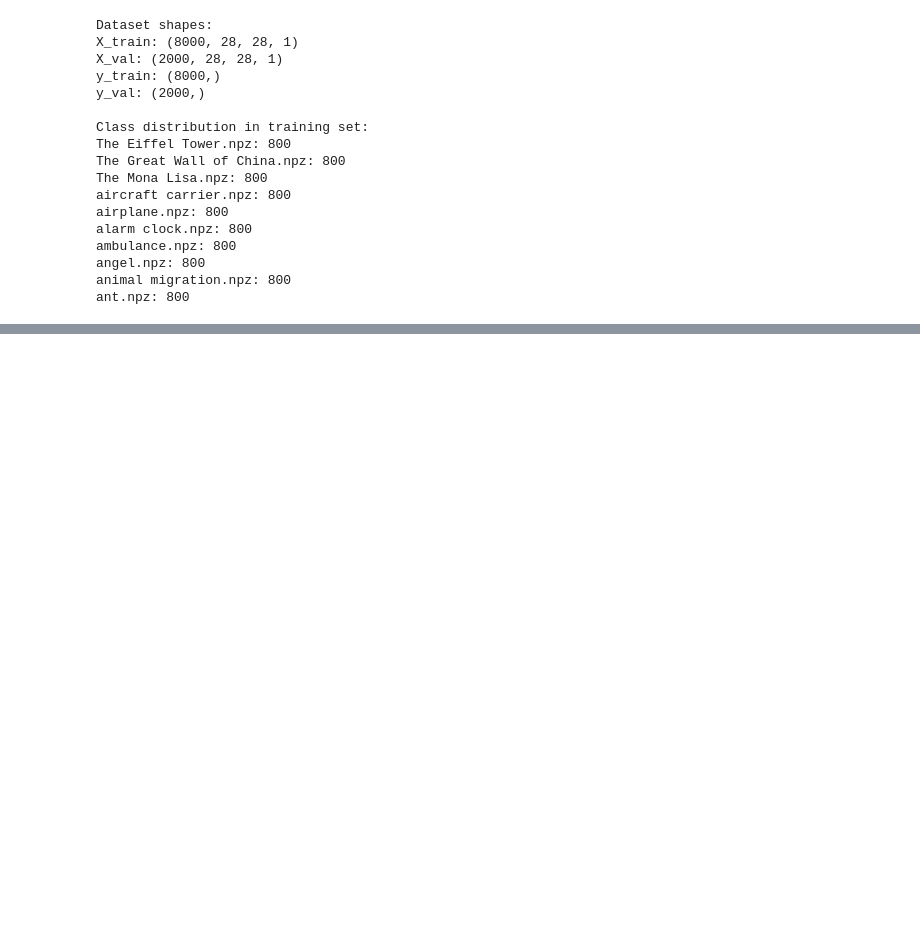
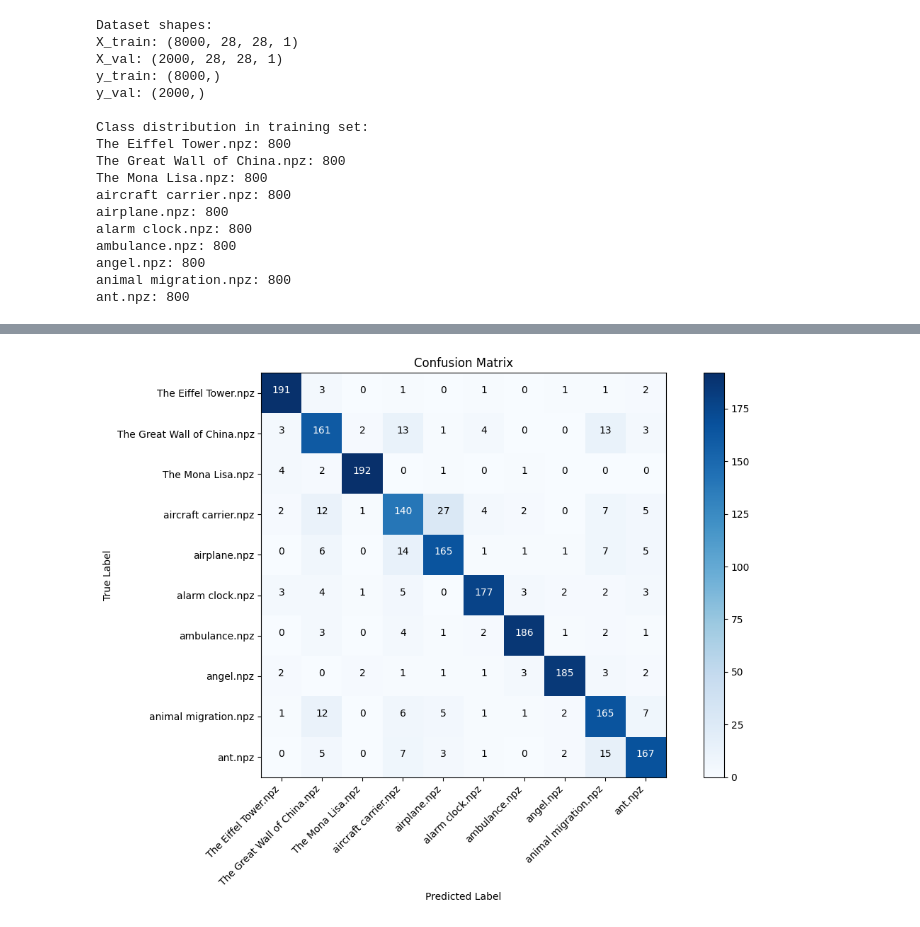
Before and after one commit to umerr1214/Quickdraw_classifier, a Jupyter notebook: preprocessing.ipynb, the cells around one changed output, grey strips where cells are left out. Cells and saved outputs as stored; diff of their text form; code cells hidden in the pictures; blank space fills up the shorter version.

```diff
--- a/preprocessing.ipynb
+++ b/preprocessing.ipynb
@@ -346,0 +347,86 @@ plt.show()
+# %%
+def evaluate_model(model, X_test, y_test, class_names):
+    """
+    Comprehensive model evaluation
+    """
+    # Get model predictions
+    y_pred = model.predict(X_test)
+    y_pred_classes = np.argmax(y_pred, axis=1)
+
+    # Calculate accuracy
+    test_accuracy = np.mean(y_pred_classes == y_test)
+    print(f"Test Accuracy: {test_accuracy:.4f}")
+
+    # Confusion Matrix
+    from sklearn.metrics import confusion_matrix, classification_report
+    cm = confusion_matrix(y_test, y_pred_classes)
+
+    # Plot Confusion Matrix
+    plt.figure(figsize=(12, 8))
+    plt.imshow(cm, interpolation='nearest', cmap=plt.cm.Blues)
+    plt.title('Confusion Matrix')
+    plt.colorbar()
+
+    # Add class labels
+    tick_marks = np.arange(len(class_names))
+    plt.xticks(tick_marks, class_names, rotation=45, ha='right')
+    plt.yticks(tick_marks, class_names)
+
+    # Add numbers to confusion matrix
+    thresh = cm.max() / 2.
+    for i, j in np.ndindex(cm.shape):
+        plt.text(j, i, format(cm[i, j], 'd'),
+                horizontalalignment="center",
+                color="white" if cm[i, j] > thresh else "black")
+
+    plt.ylabel('True Label')
+    plt.xlabel('Predicted Label')
+    plt.tight_layout()
+    plt.show()
+
+    # Print classification report
+    print("\nClassification Report:")
+    print(classification_report(y_test, y_pred_classes,
+                              target_names=[name.replace('.npz', '') for name in class_names]))
+
+# Test with unseen data
+def test_with_unseen_data(model, sketches_folder, class_name, num_samples=5):
+    """
+    Test model with unseen data from a specific class
+    """
+    # Load test data
+    data = np.load(os.path.join(sketches_folder, class_name),
+                  allow_pickle=True, encoding='latin1')
+    test_sketches = data['test'][:num_samples]
+
+    # Convert sketches to images
+    test_images = []
+    for sketch in test_sketches:
+        img = sketch_to_image(sketch)
+        test_images.append(img)
+
+    # Convert to numpy array and reshape
+    X_test_unseen = np.array(test_images).reshape(-1, 28, 28, 1)
+
+    # Get predictions
+    predictions = model.predict(X_test_unseen)
+    pred_classes = np.argmax(predictions, axis=1)
+
+    # Plot results
+    plt.figure(figsize=(15, 3))
+    for i in range(num_samples):
+        plt.subplot(1, num_samples, i+1)
+        plt.imshow(test_images[i], cmap='gray')
+        plt.title(f'Pred: {selected_npz_files[pred_classes[i]].replace(".npz", "")}')
+        plt.axis('off')
+    plt.tight_layout()
+    plt.show()
+
+# Evaluate the model
+print("Model Evaluation:")
+evaluate_model(model, X_val, y_val, selected_npz_files)
+
+# Test with unseen data from a specific class
+print("\nTesting with unseen data:")
+test_with_unseen_data(model, SKETCHES_FOLDER, selected_npz_files[0])  # Test first class
+# %% [output]
@@ -346,0 +436 @@ plt.show()
+[figure, added]
```
Also changed, not shown: parts of 4 cells of this notebook, 1 other file.
